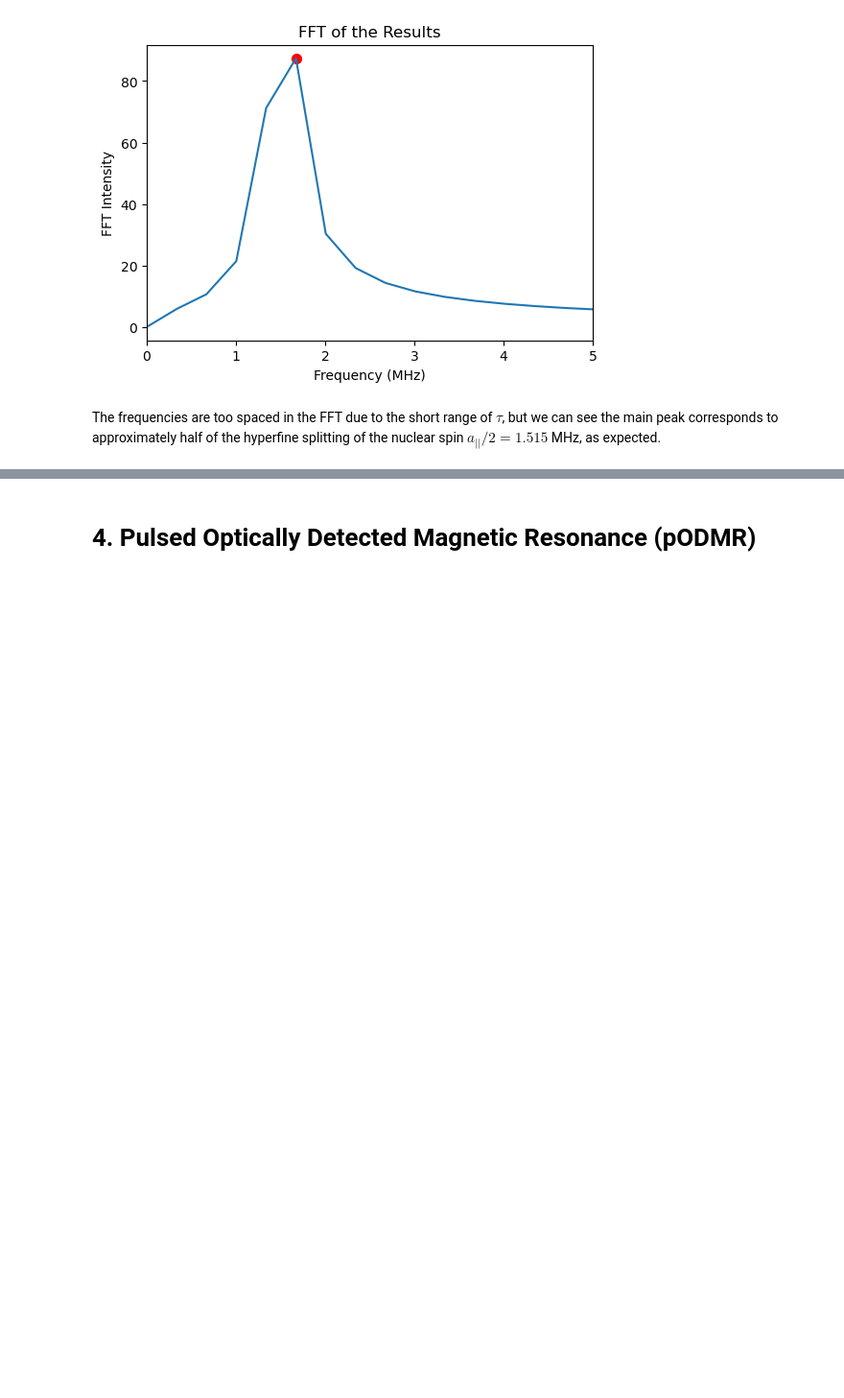
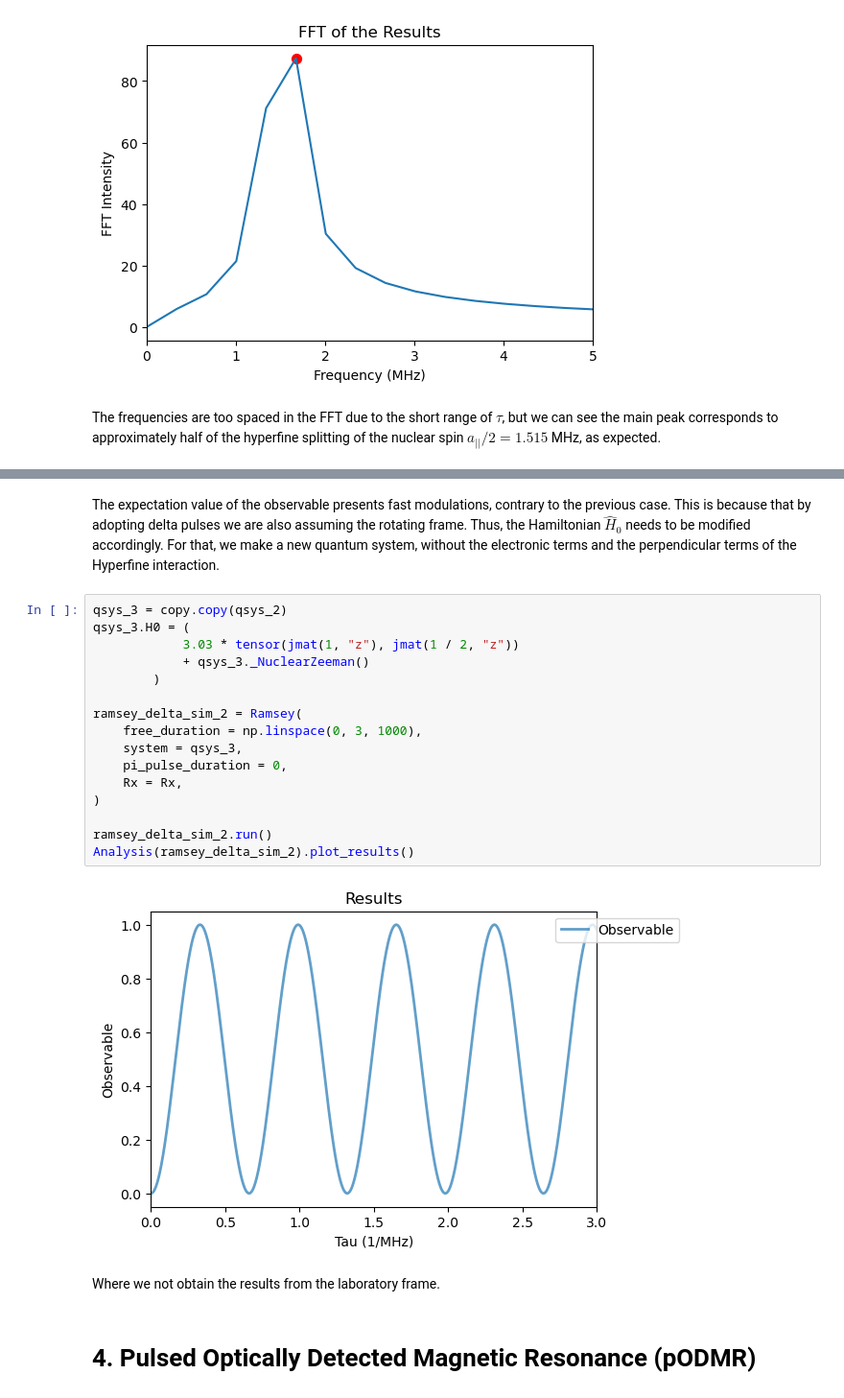
Before and after one commit to QISS-HZB/QuaCCAToo, a Jupyter notebook: docs/tutorials/02_NV_Ramsey_PODMR.ipynb, the cells around one changed output, grey strips where cells are left out. Shown at 96% size. Saved outputs shown, nothing was run; the diff lists cells and outputs as text; blank space fills up the shorter version.

```diff
--- a/docs/tutorials/02_NV_Ramsey_PODMR.ipynb
+++ b/docs/tutorials/02_NV_Ramsey_PODMR.ipynb
@@ -199,3 +231,25 @@ The frequencies are too spaced in the FFT due to the short range of $\tau$, but
+# %% [markdown]
+The expectation value of the observable presents fast modulations, contrary to the previous case. This is because that by adopting delta pulses we are also assuming the rotating frame. Thus, the Hamiltonian $\hat{H}_0$ needs to be modified accordingly. For that, we make a new quantum system, without the electronic terms and the perpendicular terms of the Hyperfine interaction.
+# %%
+qsys_3 = copy.copy(qsys_2)
+qsys_3.H0 = (
+            3.03 * tensor(jmat(1, "z"), jmat(1 / 2, "z"))
+            + qsys_3._NuclearZeeman()
+        )
+
+ramsey_delta_sim_2 = Ramsey(
+    free_duration = np.linspace(0, 3, 1000),
+    system = qsys_3,
+    pi_pulse_duration = 0,
+    Rx = Rx,
+)
+
+ramsey_delta_sim_2.run()
+Analysis(ramsey_delta_sim_2).plot_results()
+# %% [output]
+[figure, added]
+# %% [markdown]
+Where we not obtain the results from the laboratory frame.
 # %% [markdown]
 # 4. Pulsed Optically Detected Magnetic Resonance (pODMR)
 # %% [markdown]
```
Also changed, not shown: parts of 5 cells of this notebook, 5 other files.
